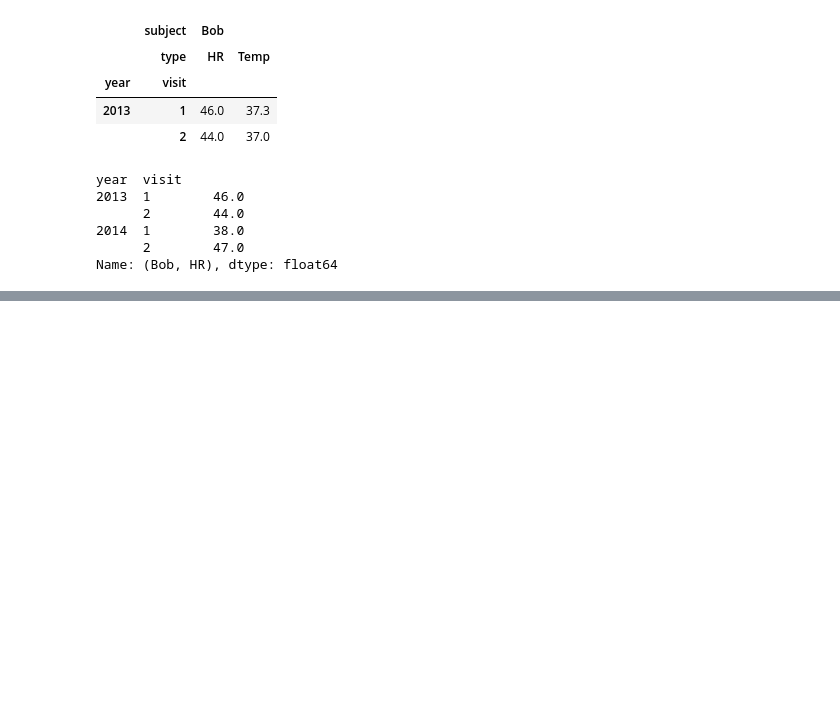
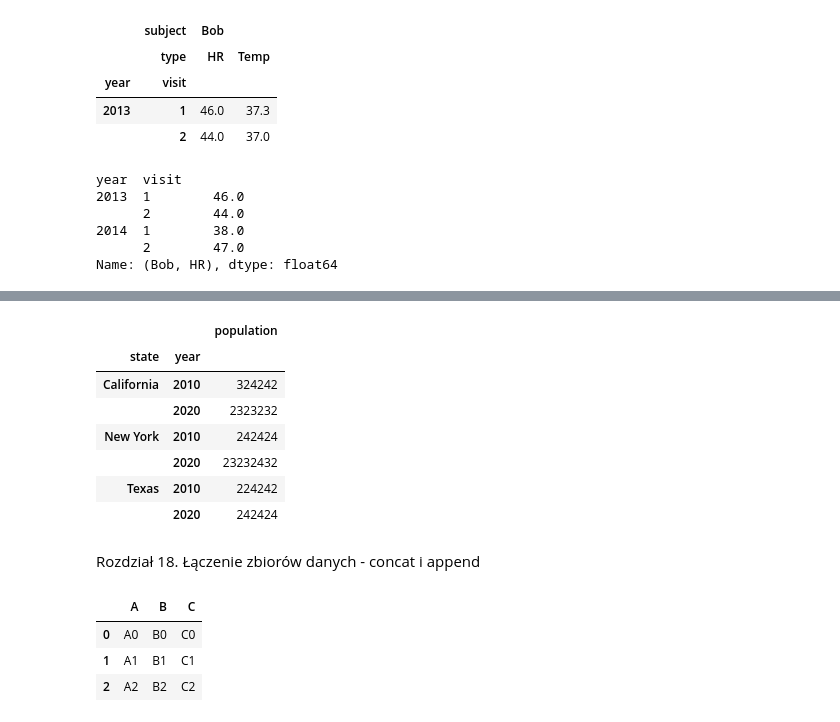
Before and after one commit to aradatascience/arads-Python-workspace, a Jupyter notebook: jupyter_04_pandas.ipynb, the cells around one changed output, grey strips where cells are left out. Drawn from its saved outputs; the diff is of its cells as text; code cells hidden in the pictures; blank space fills up the shorter version.

```diff
--- a/jupyter_04_pandas.ipynb
+++ b/jupyter_04_pandas.ipynb
@@ -1005,0 +1111,13 @@ Name: (Bob, HR), dtype: float64
+# %%
+pop_flat.set_index(['state', 'year'])
+# %% [output]
+|  |  | population |
+| state | year |  |
+| California | 2010 | 324242 |
+|  | 2020 | 2323232 |
+| New York | 2010 | 242424 |
+|  | 2020 | 23232432 |
+| Texas | 2010 | 224242 |
+|  | 2020 | 242424 |
+# %% [markdown]
+Rozdział 18. Łączenie zbiorów danych - concat i append
@@ -1005,0 +1131,8 @@ Name: (Bob, HR), dtype: float64
+# %%
+# Przykładowa ramka
+make_df('ABC', range(3))
+# %% [output]
+|  | A | B | C |
+| 0 | A0 | B0 | C0 |
+| 1 | A1 | B1 | C1 |
+| 2 | A2 | B2 | C2 |
```
Also changed, not shown: parts of 14 cells of this notebook.
